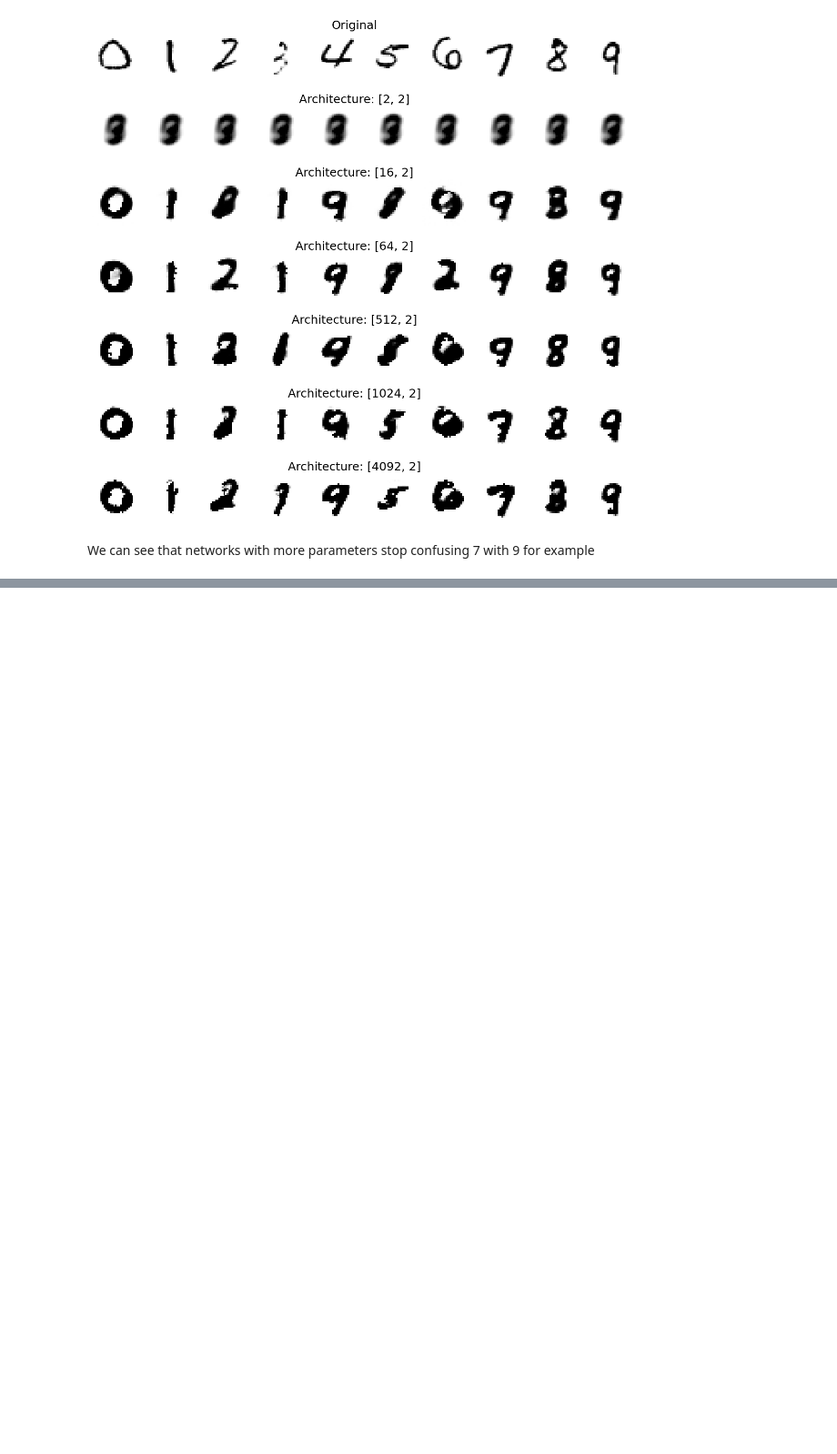
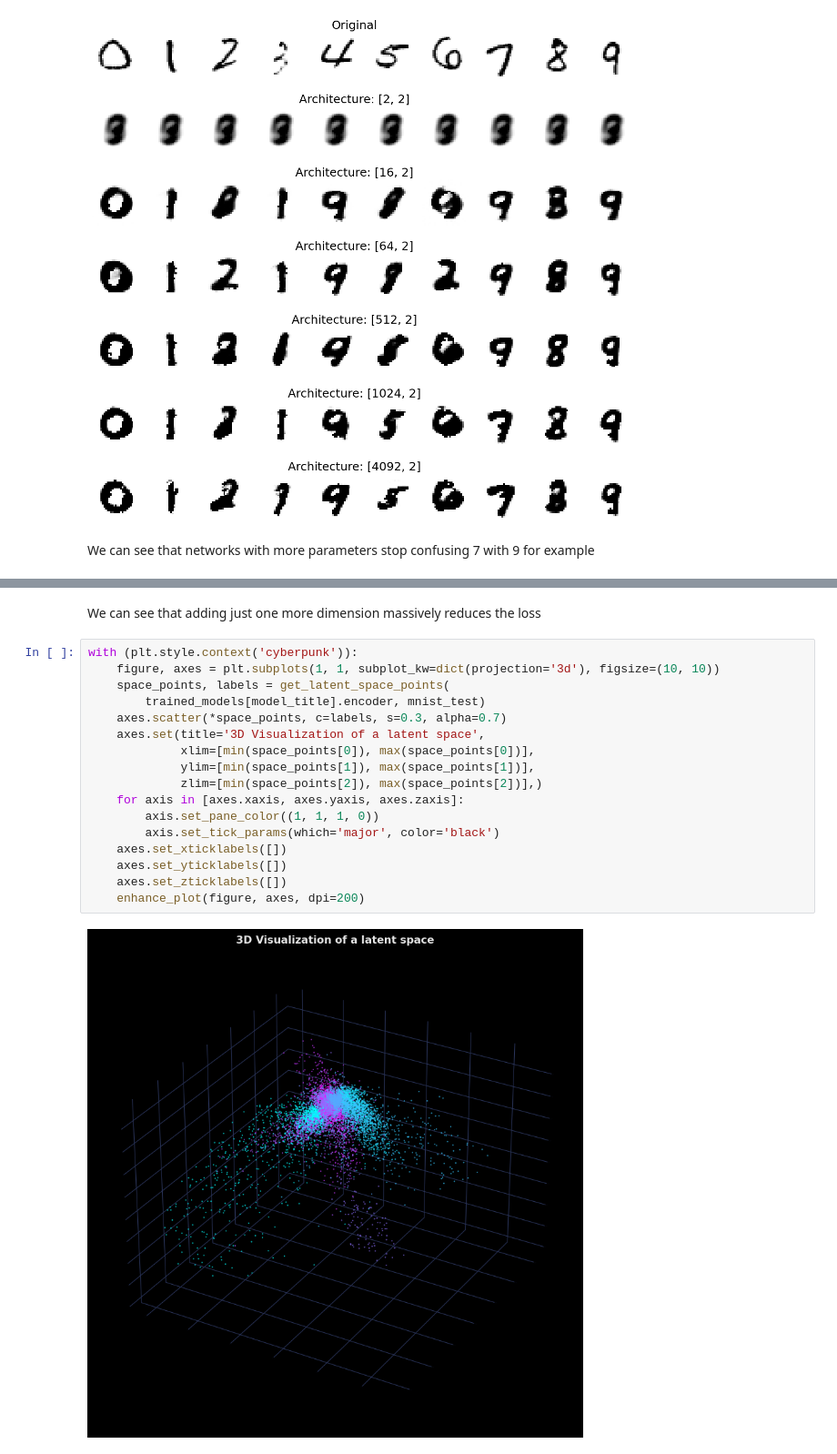
Before and after one commit to Yolonek/MachineLearningApplications, a Jupyter notebook: 09.Autoencoder/9.1-Autoencoders.ipynb, the cells around one changed output, grey strips where cells are left out. Shown at 91% size. Drawn from its saved outputs; the diff is of its cells as text; blank space fills up the shorter version.

```diff
--- a/09.Autoencoder/9.1-Autoencoders.ipynb
+++ b/09.Autoencoder/9.1-Autoencoders.ipynb
@@ -389,0 +474,21 @@ We can see that networks with more parameters stop confusing 7 with 9 for exampl
+# %% [markdown]
+We can see that adding just one more dimension massively reduces the loss
+# %%
+with (plt.style.context('cyberpunk')):
+    figure, axes = plt.subplots(1, 1, subplot_kw=dict(projection='3d'), figsize=(10, 10))
+    space_points, labels = get_latent_space_points(
+        trained_models[model_title].encoder, mnist_test)
+    axes.scatter(*space_points, c=labels, s=0.3, alpha=0.7)
+    axes.set(title='3D Visualization of a latent space',
+             xlim=[min(space_points[0]), max(space_points[0])],
+             ylim=[min(space_points[1]), max(space_points[1])],
+             zlim=[min(space_points[2]), max(space_points[2])],)
+    for axis in [axes.xaxis, axes.yaxis, axes.zaxis]:
+        axis.set_pane_color((1, 1, 1, 0))
+        axis.set_tick_params(which='major', color='black')
+    axes.set_xticklabels([])
+    axes.set_yticklabels([])
+    axes.set_zticklabels([])
+    enhance_plot(figure, axes, dpi=200)
+# %% [output]
+[figure, added]
```
Also changed, not shown: parts of 12 cells of this notebook, 1 other file.
